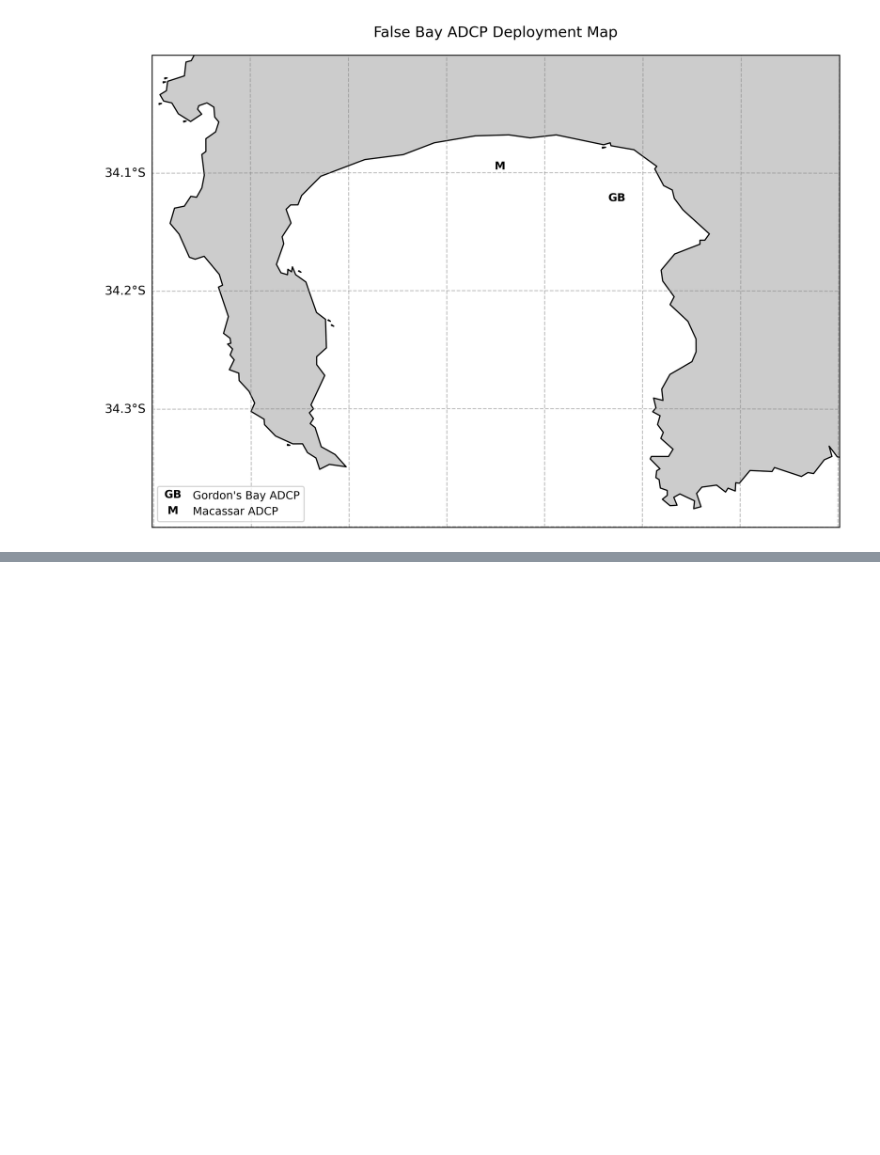
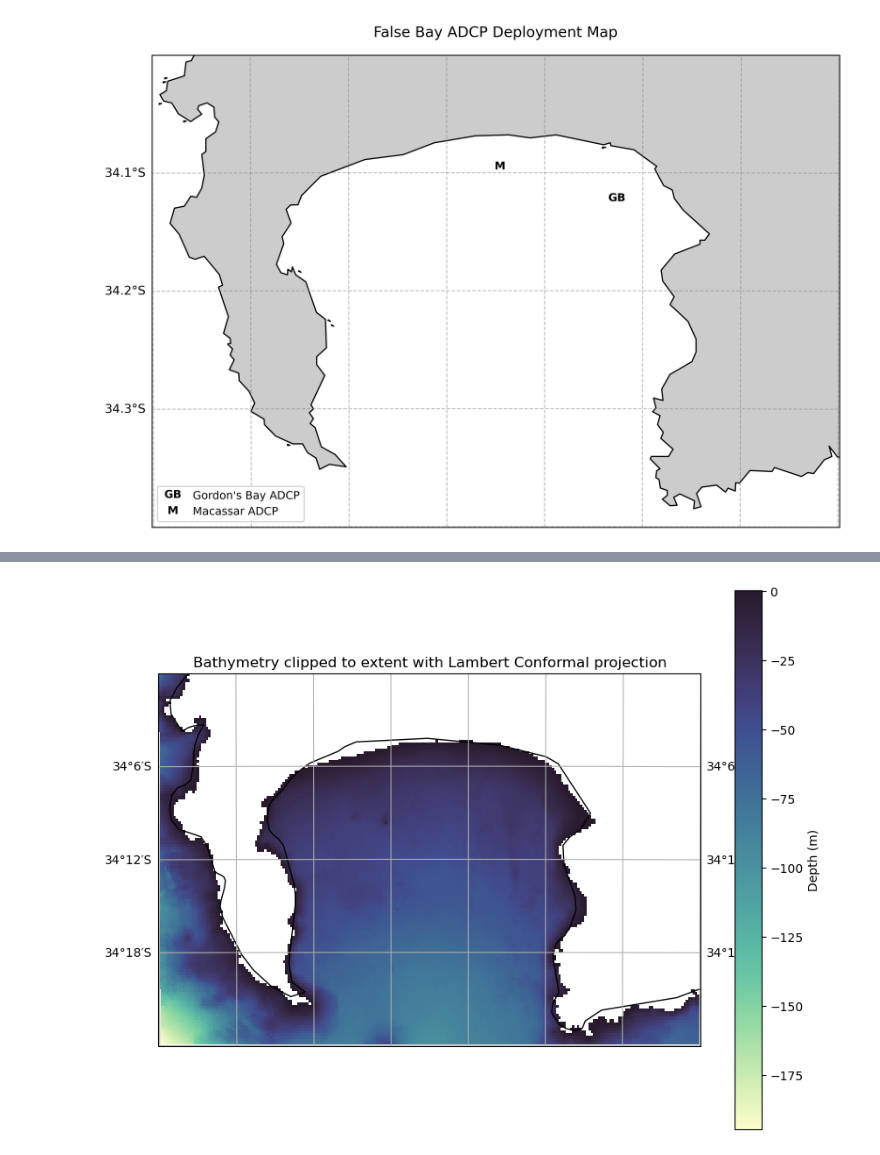
Before and after one commit to SMTETH005/honours_project, a Jupyter notebook: Map/Honours_Project_study-site-map_SMTETH005.ipynb, the cells around one changed output, grey strips where cells are left out. Cells and saved outputs as stored; diff of their text form; code cells hidden in the pictures; blank space fills up the shorter version.

```diff
--- a/Map/Honours_Project_study-site-map_SMTETH005.ipynb
+++ b/Map/Honours_Project_study-site-map_SMTETH005.ipynb
@@ -229,0 +297,70 @@ plt.show()
+# %%
+import numpy as np
+import matplotlib.pyplot as plt
+import cartopy.crs as ccrs
+import cmocean
+
+# === Read the .grd ESRI ASCII Grid ===
+
+grd_file = r"C:\Users\ethan\OneDrive\UCT\Honours 2025\Honours Project\Map\bathymetry data files\Willem de Wet Bathymetry of Southern Africa Continental Shelf.grd"
+
+header = {}
+with open(grd_file, 'r') as f:
+    for _ in range(6):
+        line = f.readline()
+        key, value = line.strip().split()
+        header[key.lower()] = float(value) if '.' in value or 'e' in value.lower() else int(value)
+
+bathy_data = np.loadtxt(grd_file, skiprows=6)
+bathy_data = np.where(bathy_data == header['nodata_value'], np.nan, bathy_data)
+
+ncols = int(header['ncols'])
+nrows = int(header['nrows'])
+cellsize = header['cellsize']
+xll = header['xllcorner']
+yll = header['yllcorner']
+
+x = np.linspace(xll + cellsize / 2, xll + (ncols - 0.5) * cellsize, ncols)
+y = np.linspace(yll + cellsize / 2, yll + (nrows - 0.5) * cellsize, nrows)
+
+bathy_data = np.flipud(bathy_data)
+
+# === Define extent and Lambert Conformal projection ===
+extent = [18.3, 19.0, -34.4, -34.0]
+central_lon = (extent[0] + extent[1]) / 2
+central_lat = (extent[2] + extent[3]) / 2
+
+projection = ccrs.LambertConformal(
+    central_longitude=central_lon,
+    central_latitude=central_lat,
+    standard_parallels=(central_lat,)
+)
+
+# === Clip the bathymetry data to the extent ===
+
+# Find indices for x (longitude)
+x_inds = np.where((x >= extent[0]) & (x <= extent[1]))[0]
+# Find indices for y (latitude)
+y_inds = np.where((y >= extent[2]) & (y <= extent[3]))[0]
+
+# Subset data and coordinates
+x_sub = x[x_inds]
+y_sub = y[y_inds]
+bathy_sub = bathy_data[np.ix_(y_inds, x_inds)]
+
+# === Plotting ===
+
+fig, ax = plt.subplots(figsize=(10, 8), subplot_kw={'projection': projection})
+ax.set_extent(extent, crs=ccrs.PlateCarree())
+ax.coastlines(resolution='10m')
+ax.gridlines(draw_labels=True, dms=True)
+
+mesh = ax.pcolormesh(x_sub, y_sub, bathy_sub, cmap=cmocean.cm.deep, shading='auto', transform=ccrs.PlateCarree())
+
+cbar = plt.colorbar(mesh, ax=ax, orientation='vertical', pad=0.05)
+cbar.set_label("Depth (m)")
+
+plt.title("Bathymetry clipped to extent with Lambert Conformal projection")
+plt.show()
+# %% [output]
+[figure, added]
```
Also changed, not shown: parts of 4 cells of this notebook.
